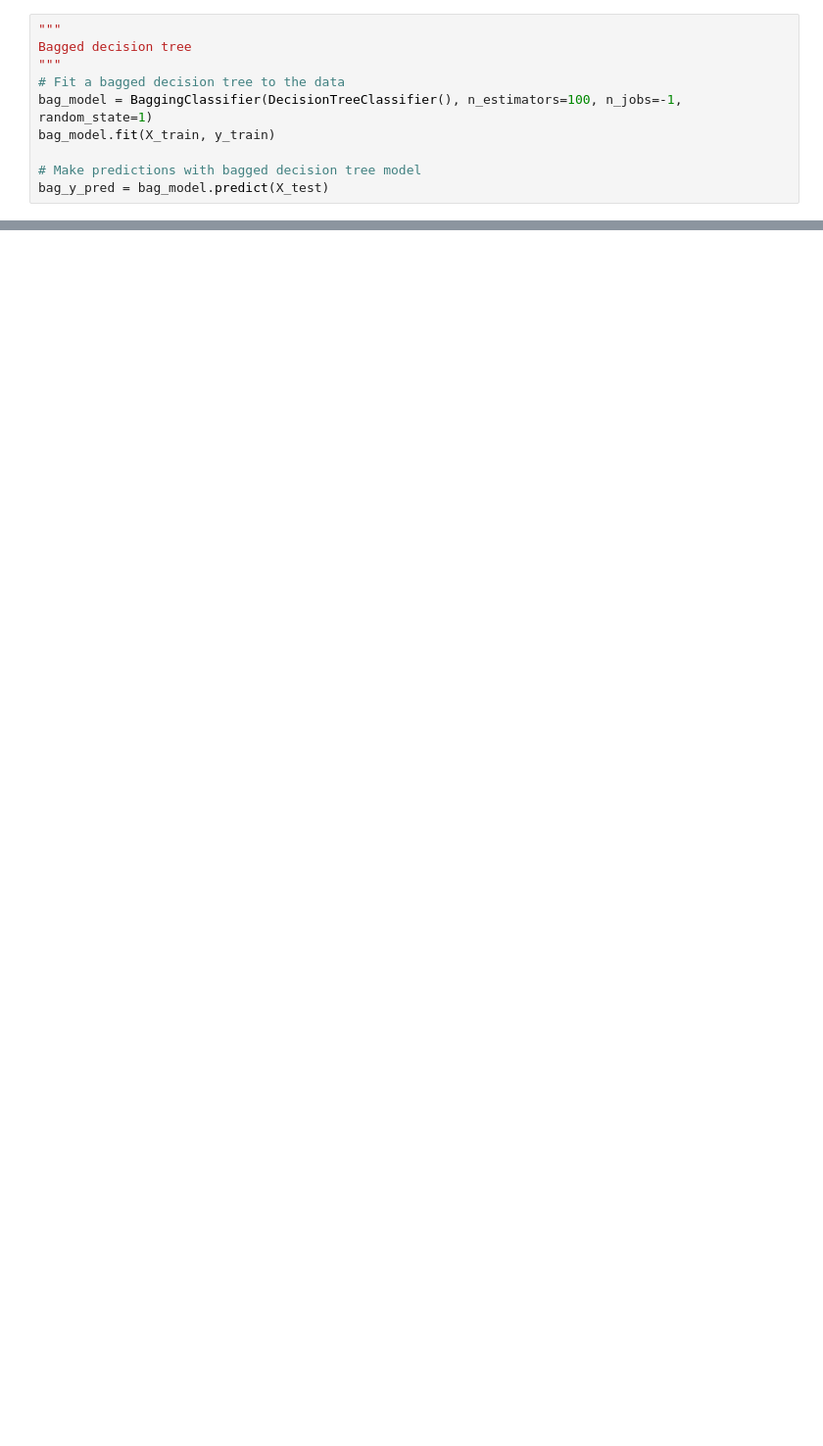
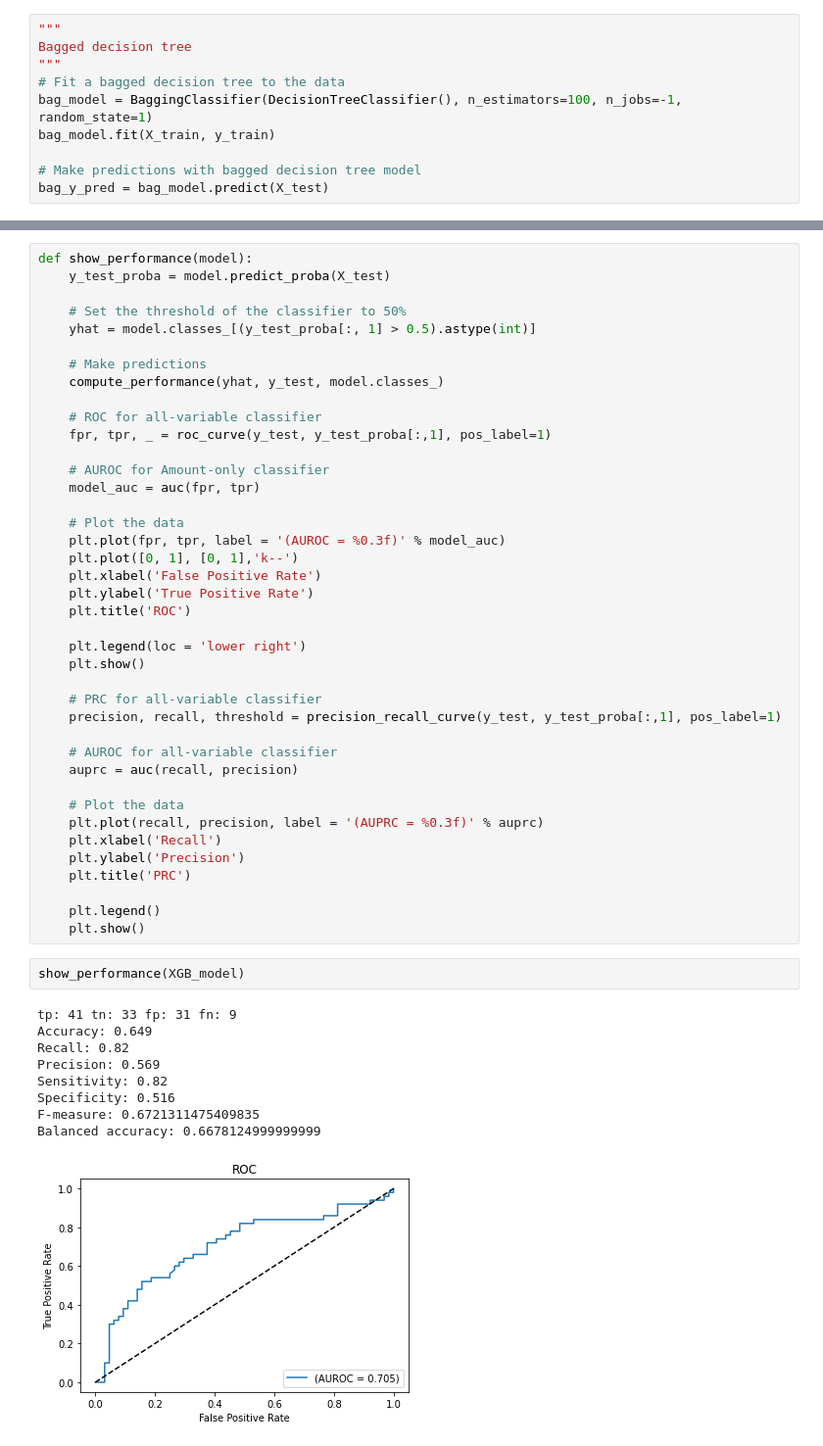
Before and after one commit to PoonLab/OpenRDP, a Jupyter notebook: model/RDP5.ipynb, the cells around one changed output, grey strips where cells are left out. Shown: that part at 98% size. Drawn from its saved outputs; the diff is of its cells as text; blank space fills up the shorter version.

```diff
--- a/model/RDP5.ipynb
+++ b/model/RDP5.ipynb
@@ -181,0 +229,52 @@ g = sns.pairplot(data, hue="Label", palette="Set2", diag_kind="kde")
+# %%
+def show_performance(model):
+    y_test_proba = model.predict_proba(X_test)
+
+    # Set the threshold of the classifier to 50%
+    yhat = model.classes_[(y_test_proba[:, 1] > 0.5).astype(int)]
+
+    # Make predictions
+    compute_performance(yhat, y_test, model.classes_)
+
+    # ROC for all-variable classifier
+    fpr, tpr, _ = roc_curve(y_test, y_test_proba[:,1], pos_label=1)
+
+    # AUROC for Amount-only classifier
+    model_auc = auc(fpr, tpr)
+
+    # Plot the data
+    plt.plot(fpr, tpr, label = '(AUROC = %0.3f)' % model_auc)
+    plt.plot([0, 1], [0, 1],'k--')
+    plt.xlabel('False Positive Rate')
+    plt.ylabel('True Positive Rate')
+    plt.title('ROC')
+
+    plt.legend(loc = 'lower right')
+    plt.show()
+
+    # PRC for all-variable classifier
+    precision, recall, threshold = precision_recall_curve(y_test, y_test_proba[:,1], pos_label=1)
+
+    # AUROC for all-variable classifier
+    auprc = auc(recall, precision)
+
+    # Plot the data
+    plt.plot(recall, precision, label = '(AUPRC = %0.3f)' % auprc)
+    plt.xlabel('Recall')
+    plt.ylabel('Precision')
+    plt.title('PRC')
+
+    plt.legend()
+    plt.show()
+# %%
+show_performance(XGB_model)
+# %% [output]
+tp: 41 tn: 33 fp: 31 fn: 9
+Accuracy: 0.649
+Recall: 0.82
+Precision: 0.569
+Sensitivity: 0.82
+Specificity: 0.516
+F-measure: 0.6721311475409835
+Balanced accuracy: 0.6678124999999999
+[figure, added]
```
Also changed, not shown: parts of 12 cells of this notebook.
